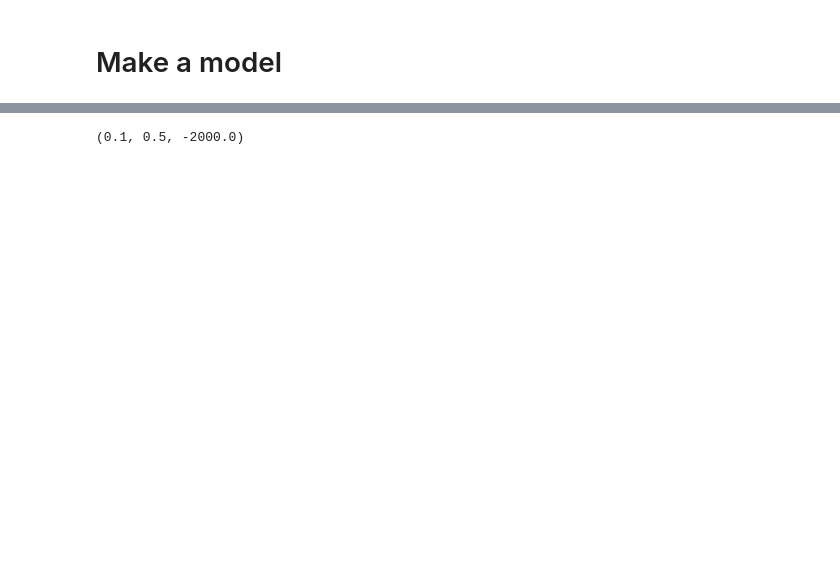
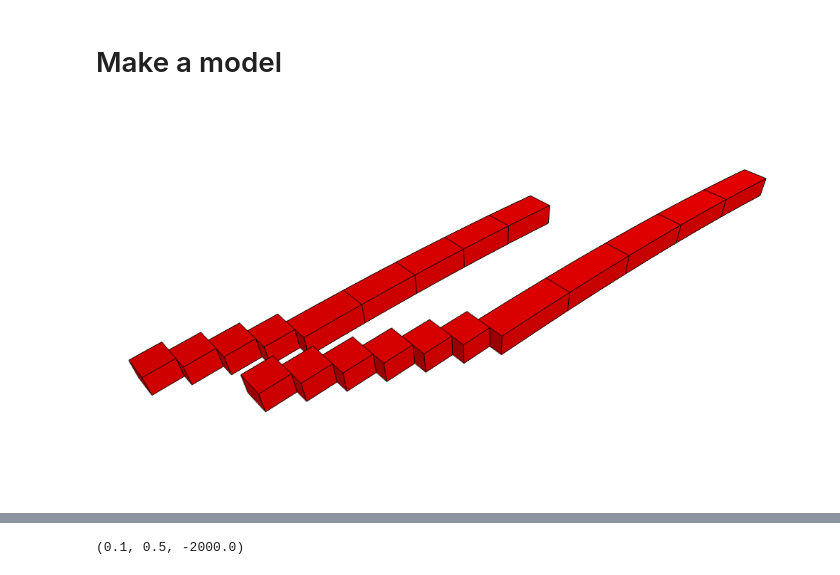
Before and after one commit to leouieda/egu2014, a Jupyter notebook: notebooks/lineament-curved.ipynb, the cells around one changed output, grey strips where cells are left out. Drawn from its saved outputs; the diff is of its cells as text; code cells hidden in the pictures; blank space fills up the shorter version.

```diff
--- a/notebooks/lineament-curved.ipynb
+++ b/notebooks/lineament-curved.ipynb
@@ -25,4 +39,8 @@ myv.tesseroids(model, edges=False, color=(1, 0, 0), scale=(1, 1, 5))
 myv.show()
+# %%
+Image(filename='{}/curved-model.png'.format(imgdir))
+# %% [output]
+[figure, added]
 # %%
 shape = (50, 50)
 area = [0, 10, 10, 30]
```
Also changed, not shown: parts of 20 cells of this notebook, 14 other files.
